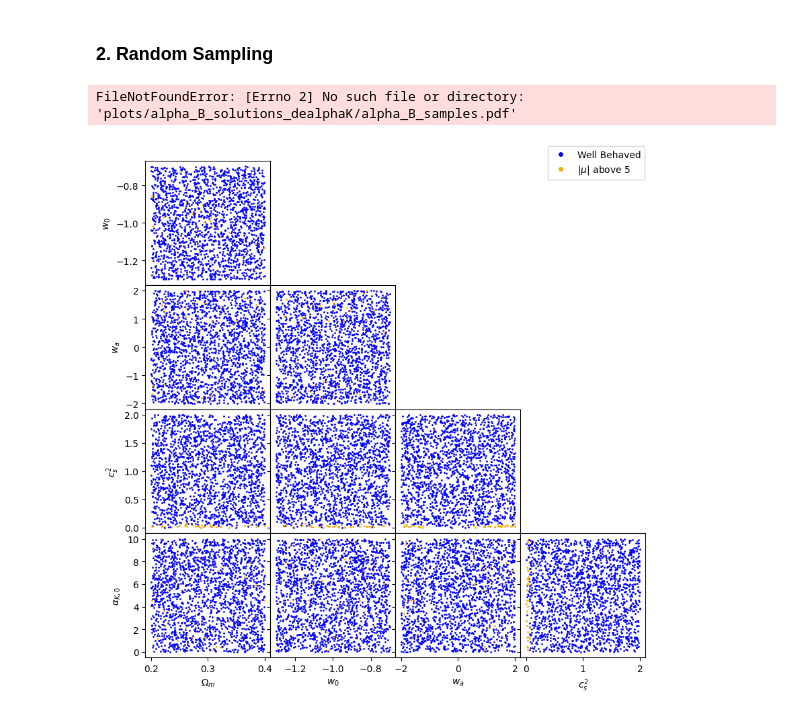
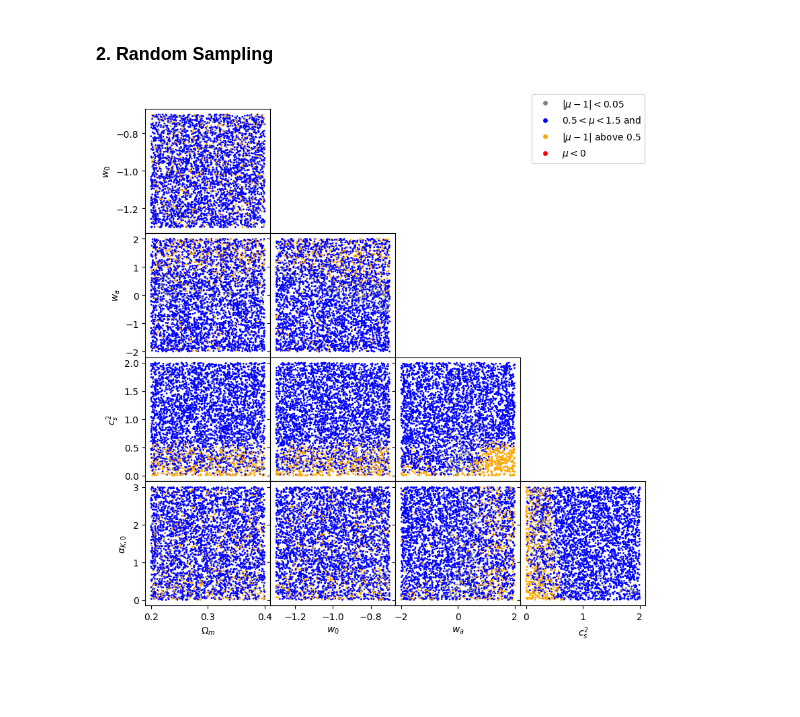
Before and after one commit to joaoreboucas1/cs2-project, a Jupyter notebook: mu_solutions_study/omegade.ipynb, the cells around one changed output. Cells and saved outputs as stored; diff of their text form; code cells hidden in the pictures; blank space fills up the shorter version.

```diff
--- a/mu_solutions_study/omegade.ipynb
+++ b/mu_solutions_study/omegade.ipynb
@@ -110,49 +89,13 @@ for param_name in grids.keys():
 ### 2. Random Sampling
 # %%
 priors = {
-    "omega_m": [0.2, 0.4],
-    "w0"     : [-1.3, -0.7],
-    "wa"     : [-2, 2],
-    "cs2"    : [0, 2],
-    "alpha_K_0": [0, 10],
+    "omega_m"  : [0.2, 0.4],
+    "w0"       : [-1.3, -0.7],
+    "wa"       : [-2, 2],
+    "cs2"      : [0, 2],
+    "alpha_K_0": [0, 3],
 }
-priors_array = np.array(list(priors.values()))
 
-alpha_B_threshold = 100
-mu_threshold = 5
-
-samples = []
-for i in range(2_000):
-    params = np.random.rand(len(priors))*(priors_array[:,1]-priors_array[:,0]) + priors_array[:,0]
-    params_dict = dict(zip(priors.keys(), params))
-    log_a, alpha_B, mu = solve_alpha_B(**params_dict, method="euler")
-    # if np.any(alpha_B > alpha_B_threshold) or np.any(alpha_B < -alpha_B_threshold):
-    #     samples.append((params, "red"))
-    if np.any(mu > mu_threshold) or np.any(mu < -mu_threshold):
-        samples.append((params, "orange"))
-    else:
-        samples.append((params, "blue"))
-
-
-fig, axs = plt.subplots(len(params), len(params), figsize=(12, 12), gridspec_kw={"hspace": 0, "wspace": 0})
-for row in range(len(params)):
-    for col in range(len(params)):
-        ax = axs[row, col]
-        if row == len(params)-1: ax.set_xlabel(list(param_name_latex.values())[col])
-        else: ax.set_xticklabels([])
-        if col == 0:             ax.set_ylabel(list(param_name_latex.values())[row])
-        else: ax.set_yticklabels([])
-
-        if col >= row: ax.remove()
-        for sample in samples:
-            point, color = sample
-            ax.scatter(point[col], point[row], color=color, s=1)
-
-blue_circle = mpl.lines.Line2D([], [], marker="o", color="w", markerfacecolor="blue", label="Well Behaved", )
-orange_circle = mpl.lines.Line2D([], [], marker="o", color="w", markerfacecolor="orange", label=f"$|\\mu|$ above {mu_threshold}", )
-fig.legend(handles=[blue_circle, orange_circle], bbox_to_anchor=(0.75, 0.75))
-
-plt.savefig("plots/omegade/alpha_B_samples.pdf", bbox_inches="tight")
+plot_scatter(alphaKtype.OMEGA, priors, "plots/omegade/alpha_B_samples.pdf")
 # %% [output]
-FileNotFoundError: [Errno 2] No such file or directory: 'plots/alpha_B_solutions_dealphaK/alpha_B_samples.pdf'
-[figure, old version]
+[figure, new version]
```
Also changed, not shown: parts of 3 cells of this notebook, 44 other files.
